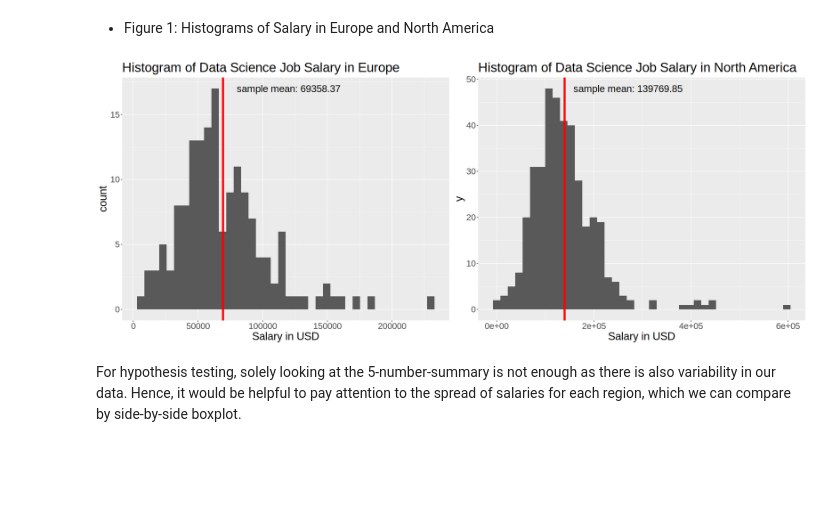
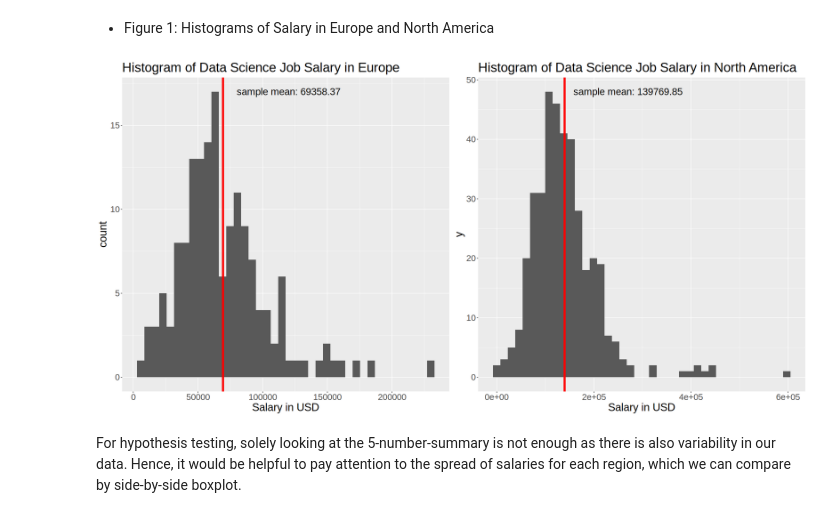
Before and after one commit to ScottCY/Hypothesis-Testing-New-York-City-Airbnb-booking-Prices, a Jupyter notebook: Proposal stat201.ipynb, the cells around one changed output. Saved outputs shown, nothing was run; the diff lists cells and outputs as text; code cells hidden in the pictures; blank space fills up the shorter version.

```diff
--- a/Proposal stat201.ipynb
+++ b/Proposal stat201.ipynb
@@ -116,8 +105,8 @@ mean <- c(summary_eur[4], summary_na[4])
 quan_3 <- c(summary_eur[5], summary_na[5])
 max <- c(summary_eur[6], summary_na[6])
 sample_size <- summary(ds_final$location)
-
+sd <- c(sd(ds_eur$salary_in_usd), sd(ds_na$salary_in_usd))
 table1 <- data.frame(minimum_wage = mini, first_quantile = quan_1,
-                     median_wage = median, mean_wage = mean, third_quantile = quan_3, maximum_wage = max, sample_size)
+                     median_wage = median, mean_wage = mean, third_quantile = quan_3, maximum_wage = max, standard_deviation = sd,sample_size)
 table1
 # %% [output]
@@ -133,31 +122,31 @@ Now we would want to create the histogram of salary for both regions to help us
 # %%
 ## create the two distributions
 
-options(repr.plot.width= 20, repr.plot.height=8)
+options(repr.plot.width= 20, repr.plot.height=10)
 histogram_europe <- ds_final %>%
     filter(location == "Europe") %>%
     ggplot(aes(x = salary_in_usd)) +
     geom_histogram(bins = 40) +
     theme(text = element_text(size = 22)) +
     xlab("Salary in USD") +
     ylab("count")+
     ggtitle("Histogram of Data Science Job Salary in Europe") +
     geom_vline(xintercept = table1$mean_wage[1], color = "red", size = 2) + #add the line of sample mean
     annotate("text", x = 120000, y = 17, label = "sample mean: 69358.37", size = 7)
 
 histogram_na <- ds_final %>%
     filter(location == "North America") %>%
     ggplot(aes(x = salary_in_usd),color = 'white') +
     geom_histogram(bins = 40) +
     theme(text = element_text(size = 22)) +
     xlab("Salary in USD") +
     ggtitle("Histogram of Data Science Job Salary in North America") +
     geom_vline(xintercept = table1$mean_wage[2], color = "red", size = 2) + #add the line of sample mean
     annotate("text", x = 270000, y = 48, label = "sample mean: 139769.85", size = 7)
 
 plot_grid(histogram_europe, histogram_na, labels = c('', ''))
 # %% [output]
-[figure, old version]
+[figure, new version]
 # %% [markdown]
 For hypothesis testing, solely looking at the 5-number-summary is not enough as there is also variability in our data. Hence, it would be helpful to pay attention to the spread of salaries for each region, which we can compare by side-by-side boxplot.
 # %% [markdown]
```
Also changed, not shown: parts of 3 cells of this notebook.
